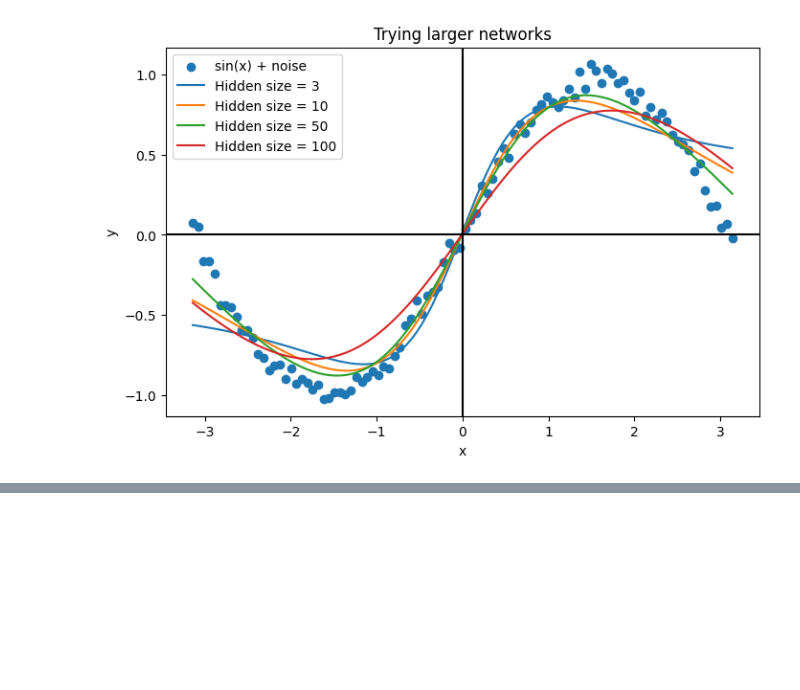
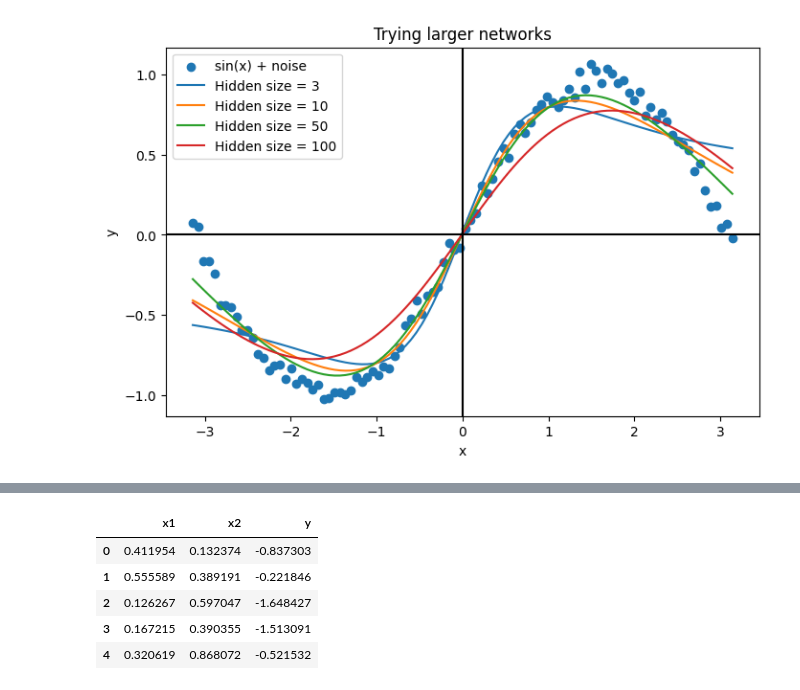
Before and after one commit to weirichd/comp_374, a Jupyter notebook: lecture_notes/Week_3.ipynb, the cells around one changed output, grey strips where cells are left out. Cells and saved outputs as stored; diff of their text form; code cells hidden in the pictures; blank space fills up the shorter version.

```diff
--- a/lecture_notes/Week_3.ipynb
+++ b/lecture_notes/Week_3.ipynb
@@ -151,0 +227,12 @@ Training model size 100...
+# %%
+# Load some data
+df = pd.read_csv('../data/basic_data.csv')
+
+df.head()
+# %% [output]
+|  | x1 | x2 | y |
+| 0 | 0.411954 | 0.132374 | -0.837303 |
+| 1 | 0.555589 | 0.389191 | -0.221846 |
+| 2 | 0.126267 | 0.597047 | -1.648427 |
+| 3 | 0.167215 | 0.390355 | -1.513091 |
+| 4 | 0.320619 | 0.868072 | -0.521532 |
```
Also changed, not shown: parts of 11 cells of this notebook, 6 other files.
